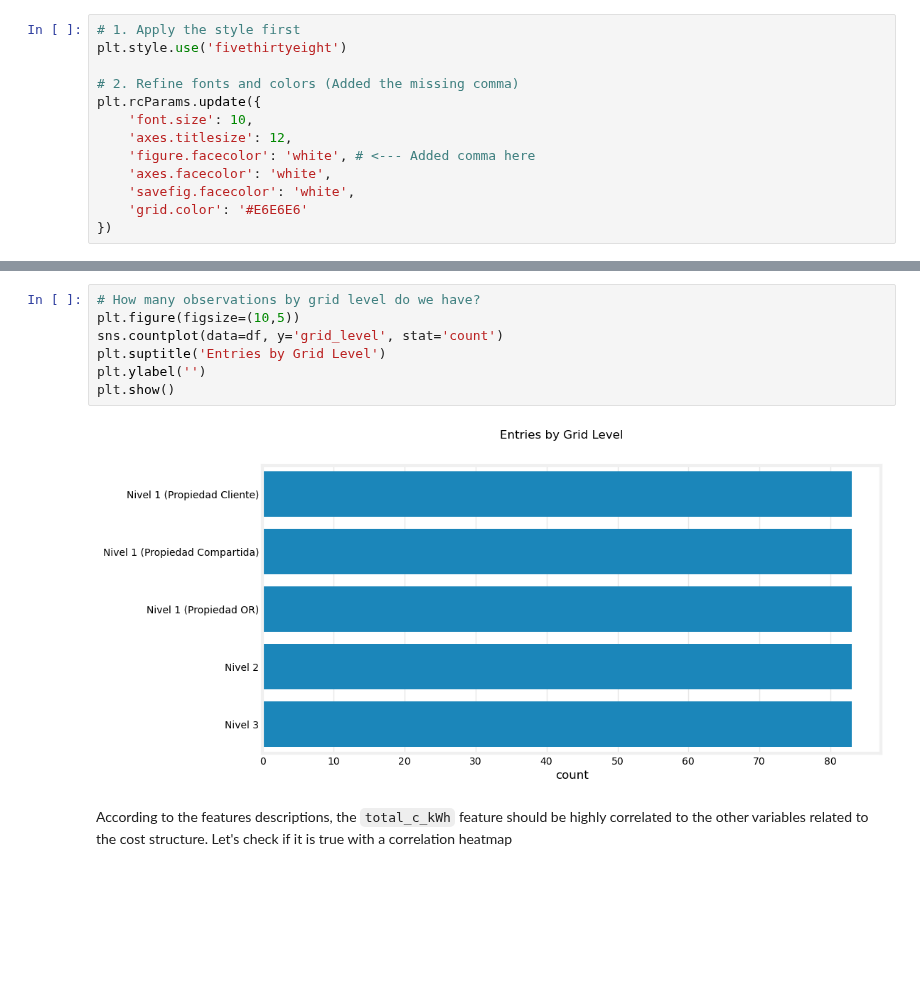
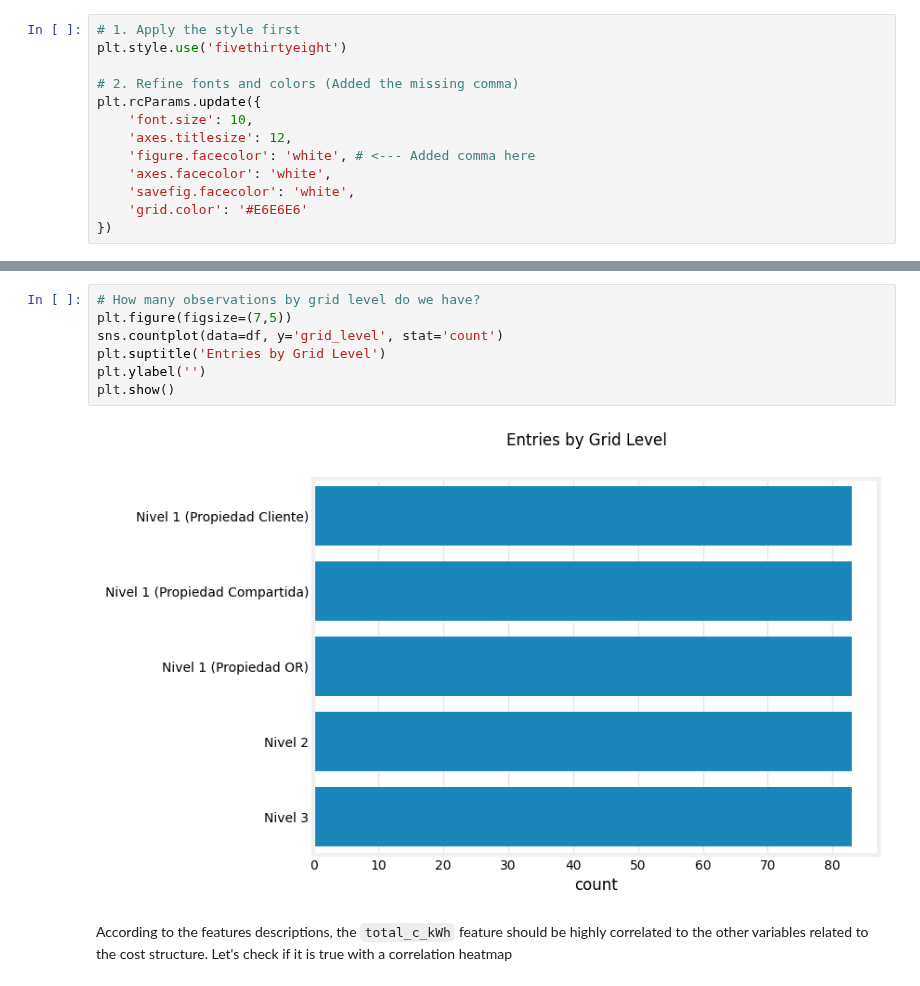
Before and after one commit to c4-calderon/c4-calderon.github.io, a Jupyter notebook: _notebooks/2026-04-05-Electricity-Rates-and-Costs.ipynb, the cells around one changed output, grey strips where cells are left out. Saved outputs shown, nothing was run; the diff lists cells and outputs as text; blank space fills up the shorter version.

```diff
--- a/_notebooks/2026-04-05-Electricity-Rates-and-Costs.ipynb
+++ b/_notebooks/2026-04-05-Electricity-Rates-and-Costs.ipynb
@@ -328,12 +328,12 @@ plt.show()
 # %%
 # How many observations by grid level do we have?
-plt.figure(figsize=(10,5))
+plt.figure(figsize=(7,5))
 sns.countplot(data=df, y='grid_level', stat='count')
 plt.suptitle('Entries by Grid Level')
 plt.ylabel('')
 plt.show()
 # %% [output]
-[figure, old version]
+[figure, new version]
 # %% [markdown]
 According to the features descriptions, the `total_c_kWh` feature should be highly correlated to the other variables related to the cost structure. Let's check if it is true with a correlation heatmap
 # %%
```
Also changed, not shown: parts of 11 cells of this notebook, 6 other files.
